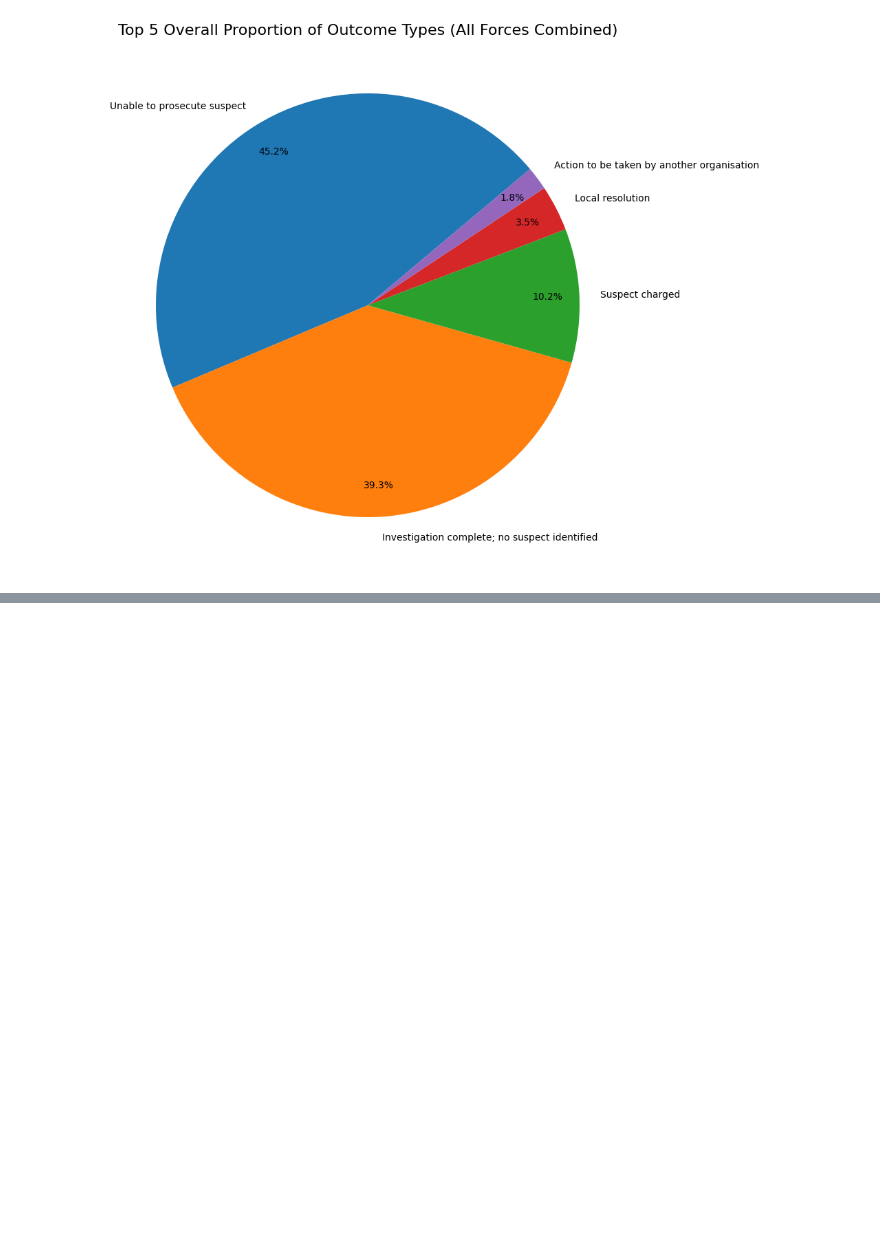
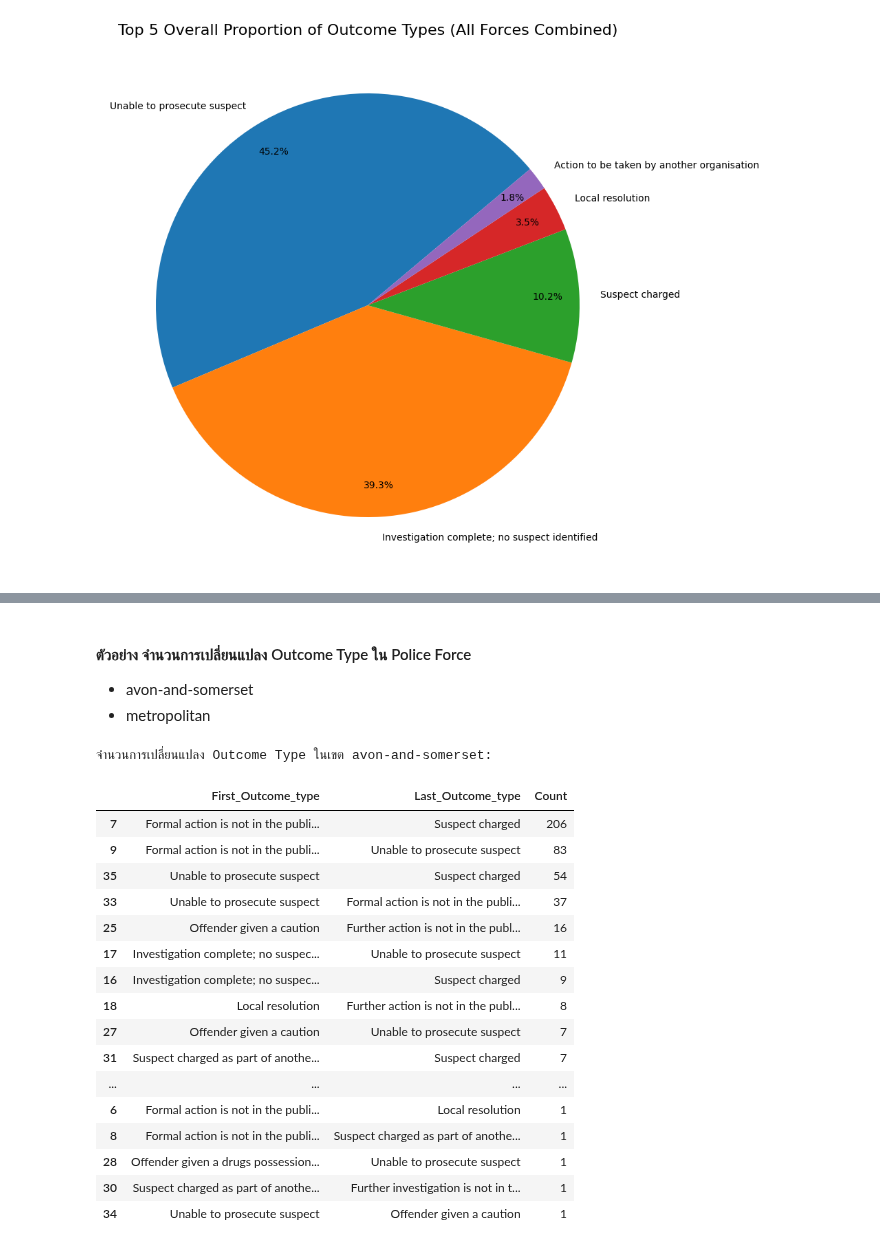
Before and after one commit to jangInw007/JENZY_Project, a Jupyter notebook: JENZY_is_perfect_project_Basicpro.ipynb, the cells around one changed output, grey strips where cells are left out. Cells and saved outputs as stored; diff of their text form; code cells hidden in the pictures; blank space fills up the shorter version.

```diff
--- a/JENZY_is_perfect_project_Basicpro.ipynb
+++ b/JENZY_is_perfect_project_Basicpro.ipynb
@@ -1617,0 +462,23 @@ Number of Crime IDs with Outcome Change (Suspect charged, month_sort=1) by Polic
+# %%
+# ตรวจสอบว่า DataFrame ที่จำเป็นถูกนิยามไว้แล้ว
+if 'outcome_start_end_changed' not in locals() and 'outcome_start_end_changed' not in globals():
+    print("Error: 'outcome_start_end_changed' is not defined. Please run the cell that calculates outcome_start_end_changed first.")
+elif 'combined_outcomes_2025_all_months' not in locals() and 'combined_outcomes_2025_all_months' not in globals():
+     print("Error: 'combined_outcomes_2025_all_months' is not defined. Please run the cell that loads and cleans the data first.")
+else:
+    # เลือกเฉพาะ Crime ID และ Police_Force จากข้อมูลต้นฉบับ
+    # ใช้ drop_duplicates เพื่อให้เหลือเพียงแถวเดียวต่อ Crime ID
+    crime_id_police_force = combined_outcomes_2025_all_months[['Crime ID', 'Police_Force']].drop_duplicates()
+
+    # รวม outcome_start_end_changed กับ crime_id_police_force เพื่อเพิ่มคอลัมน์ Police_Force
+    outcome_transitions_with_force = pd.merge(
+        outcome_start_end_changed,
+        crime_id_police_force,
+        on='Crime ID',
+        how='left' # ใช้ left merge เพื่อเก็บทุก Crime ID จาก outcome_start_end_changed
+    )
+
+    print("ตารางแสดง Crime ID, Police Force, Outcome type เริ่มต้น และ Outcome type สิ้นสุด สำหรับคดีที่มีการเปลี่ยนแปลง:")
+    display(outcome_transitions_with_force.head())
+
+    print(f"\nจำนวนคดีที่มีการเปลี่ยนแปลง Outcome type ทั้งหมด: {len(outcome_transitions_with_force)}")
@@ -1617,0 +529,44 @@ Number of Crime IDs with Outcome Change (Suspect charged, month_sort=1) by Polic
+# %% [markdown]
+#### ตัวอย่าง จำนวนการเปลี่ยนแปลง Outcome Type ใน Police Force
+
+-  avon-and-somerset
+- metropolitan
+# %%
+# กรองข้อมูลเฉพาะ Police Force ที่ต้องการ ('avon-and-somerset')
+# ตรวจสอบว่า outcome_transitions_with_force ถูกนิยามไว้แล้ว
+if 'outcome_transitions_with_force' not in locals() and 'outcome_transitions_with_force' not in globals():
+    print("Error: 'outcome_transitions_with_force' is not defined. Please run the cell that creates this DataFrame first.")
+else:
+    avon_and_somerset_transitions = outcome_transitions_with_force[
+        outcome_transitions_with_force['Police_Force'] == 'avon-and-somerset'
+    ].copy()
+
+    # นับจำนวนการเปลี่ยนแปลงจาก First_Outcome_type ไป Last_Outcome_type ใน Avon and Somerset
+    avon_and_somerset_transition_counts = avon_and_somerset_transitions.groupby(
+        ['First_Outcome_type', 'Last_Outcome_type']
+    ).size().reset_index(name='Count')
+
+    # จัดเรียงตามจำนวนมากไปน้อย
+    avon_and_somerset_transition_counts = avon_and_somerset_transition_counts.sort_values(by='Count', ascending=False)
+
+    print("จำนวนการเปลี่ยนแปลง Outcome Type ในเขต avon-and-somerset:")
+    display(avon_and_somerset_transition_counts)
+# %% [output]
+จำนวนการเปลี่ยนแปลง Outcome Type ในเขต avon-and-somerset:
+|  | First_Outcome_type | Last_Outcome_type | Count |
+| 7 | Formal action is not in the publi... | Suspect charged | 206 |
+| 9 | Formal action is not in the publi... | Unable to prosecute suspect | 83 |
+| 35 | Unable to prosecute suspect | Suspect charged | 54 |
+| 33 | Unable to prosecute suspect | Formal action is not in the publi... | 37 |
+| 25 | Offender given a caution | Further action is not in the publ... | 16 |
+| 17 | Investigation complete; no suspec... | Unable to prosecute suspect | 11 |
+| 16 | Investigation complete; no suspec... | Suspect charged | 9 |
+| 18 | Local resolution | Further action is not in the publ... | 8 |
+| 27 | Offender given a caution | Unable to prosecute suspect | 7 |
+| 31 | Suspect charged as part of anothe... | Suspect charged | 7 |
+| ... | ... | ... | ... |
+| 6 | Formal action is not in the publi... | Local resolution | 1 |
+| 8 | Formal action is not in the publi... | Suspect charged as part of anothe... | 1 |
+| 28 | Offender given a drugs possession... | Unable to prosecute suspect | 1 |
+| 30 | Suspect charged as part of anothe... | Further investigation is not in t... | 1 |
+| 34 | Unable to prosecute suspect | Offender given a caution | 1 |
```
Also changed, not shown: parts of 103 cells of this notebook.
